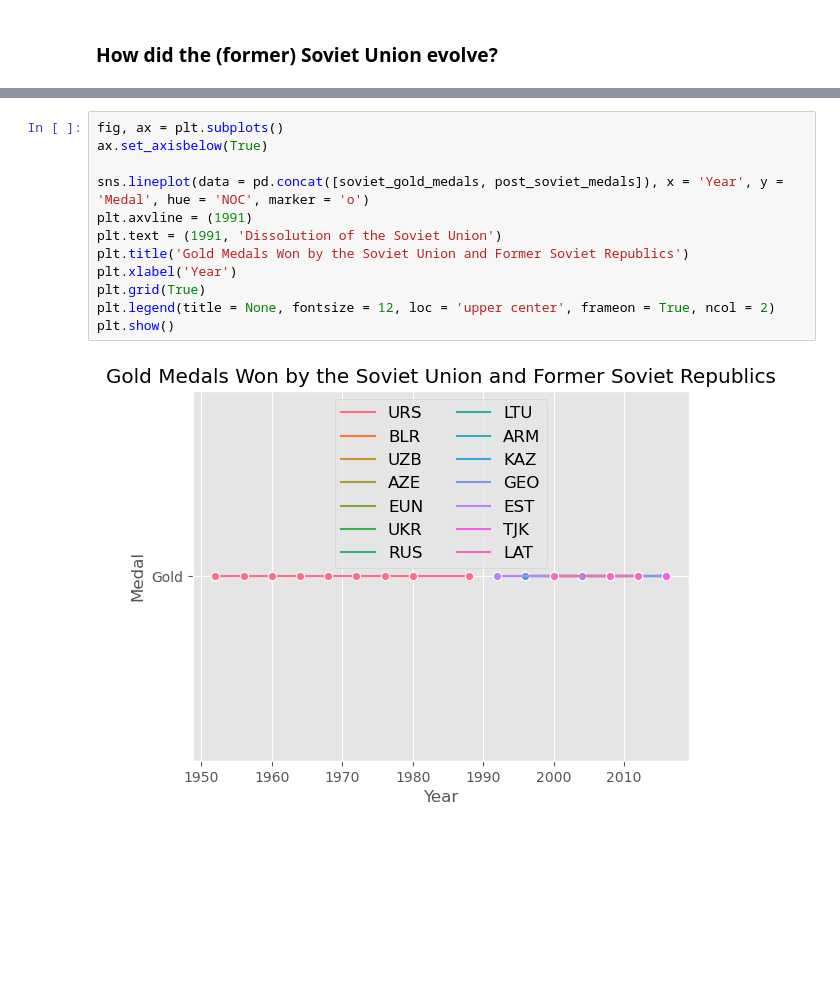
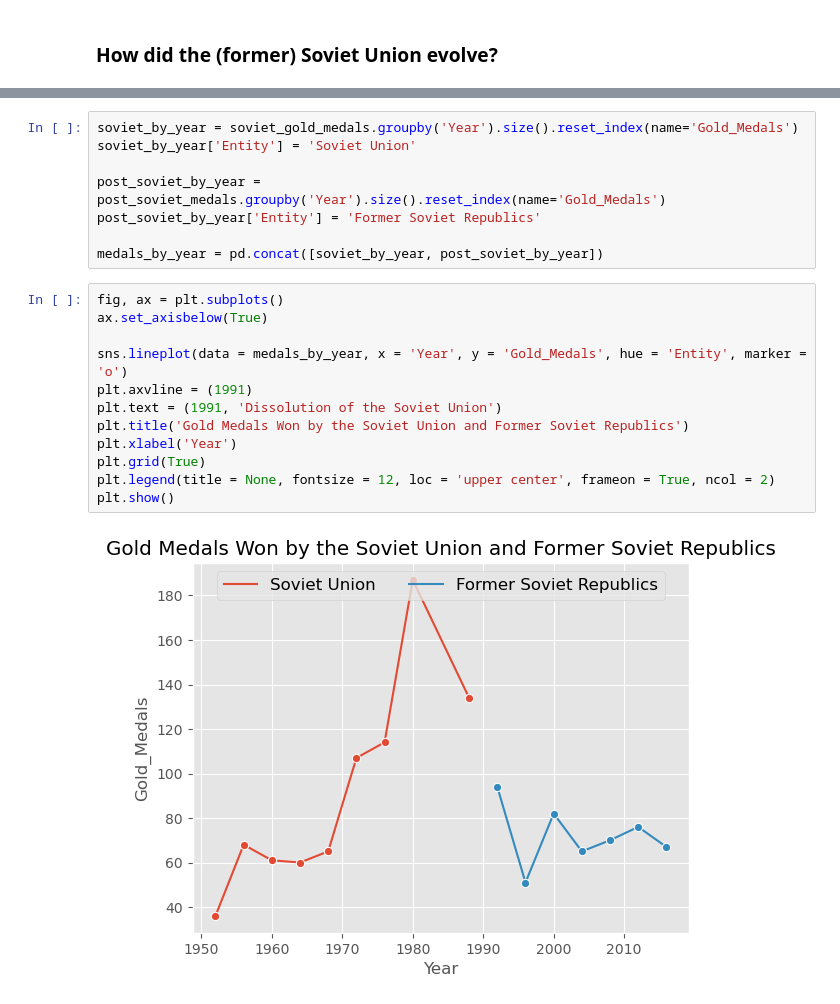
Before and after one commit to njuliann/athlete_events, a Jupyter notebook: tidy_athletes.ipynb, the cells around one changed output, grey strips where cells are left out. Drawn from its saved outputs; the diff is of its cells as text; blank space fills up the shorter version.

Commit message:
Fixed Soviet Union Plot

```diff
--- a/tidy_athletes.ipynb
+++ b/tidy_athletes.ipynb
@@ -432,17 +432,25 @@ _________________________
 4  2008           70
 5  2012           76
 6  2016           67
+# %%
+soviet_by_year = soviet_gold_medals.groupby('Year').size().reset_index(name='Gold_Medals')
+soviet_by_year['Entity'] = 'Soviet Union'
+
+post_soviet_by_year = post_soviet_medals.groupby('Year').size().reset_index(name='Gold_Medals')
+post_soviet_by_year['Entity'] = 'Former Soviet Republics'
+
+medals_by_year = pd.concat([soviet_by_year, post_soviet_by_year])
 # %%
 fig, ax = plt.subplots()
 ax.set_axisbelow(True)
 
-sns.lineplot(data = pd.concat([soviet_gold_medals, post_soviet_medals]), x = 'Year', y = 'Medal', hue = 'NOC', marker = 'o')
+sns.lineplot(data = medals_by_year, x = 'Year', y = 'Gold_Medals', hue = 'Entity', marker = 'o')
 plt.axvline = (1991)
 plt.text = (1991, 'Dissolution of the Soviet Union')
 plt.title('Gold Medals Won by the Soviet Union and Former Soviet Republics')
 plt.xlabel('Year')
 plt.grid(True)
 plt.legend(title = None, fontsize = 12, loc = 'upper center', frameon = True, ncol = 2)
 plt.show()
 # %% [output]
-[figure, old version]
+[figure, new version]
```
